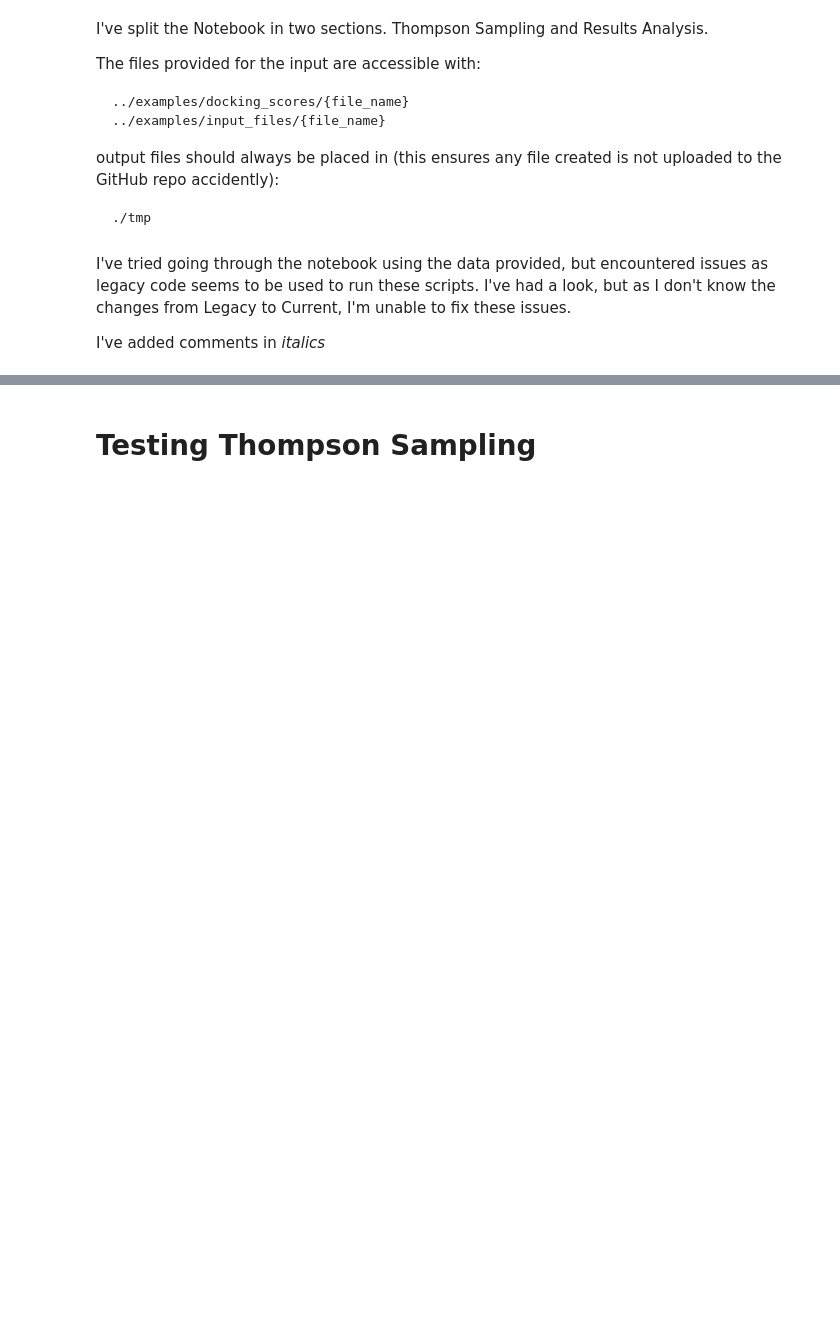
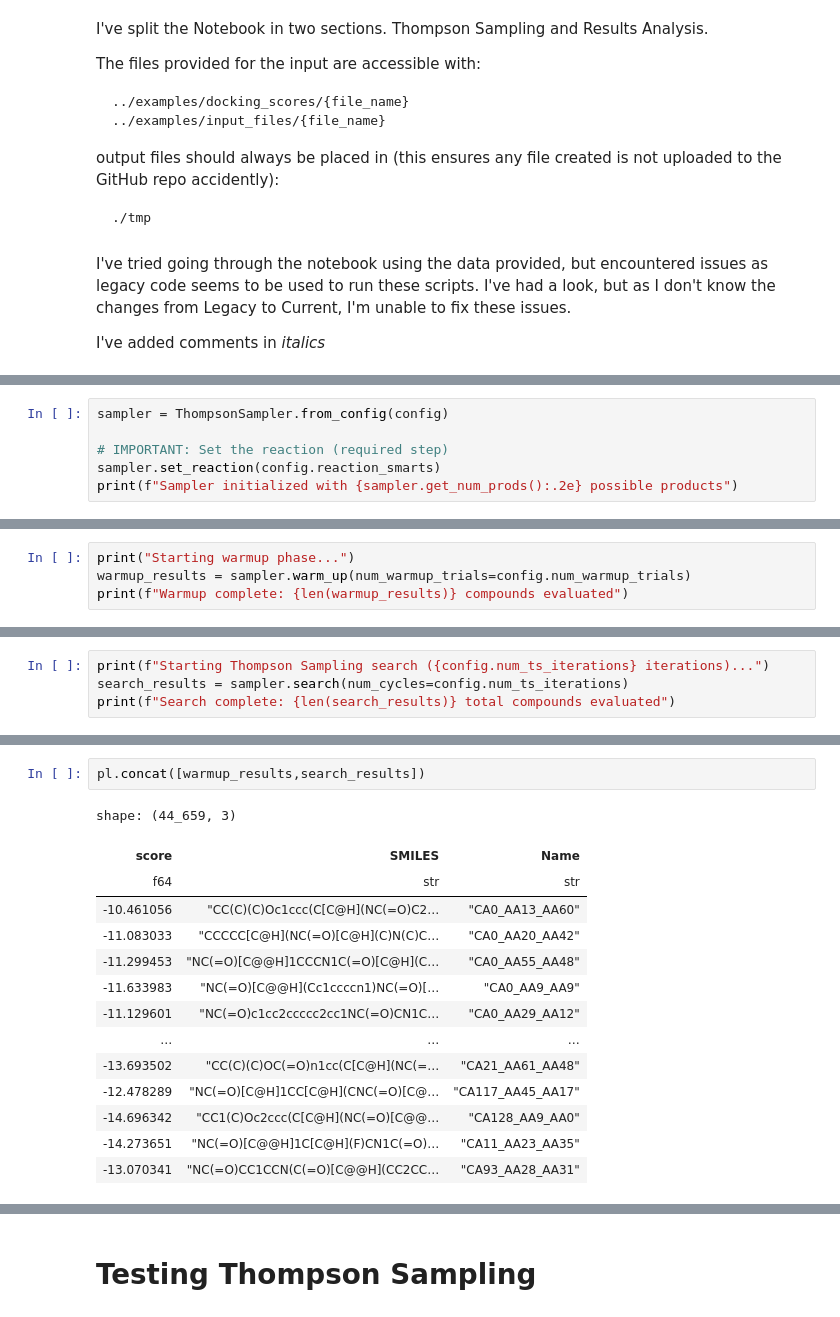
Before and after one commit to aakankschit/TACTICS, a Jupyter notebook: tutorials/thompson_sampling.ipynb, the cells around one changed output, grey strips where cells are left out. Drawn from its saved outputs; the diff is of its cells as text; blank space fills up the shorter version.

```diff
--- a/tutorials/thompson_sampling.ipynb
+++ b/tutorials/thompson_sampling.ipynb
@@ -21,0 +170,6 @@ I've added comments in *italics*
+# %%
+sampler = ThompsonSampler.from_config(config)
+
+# IMPORTANT: Set the reaction (required step)
+sampler.set_reaction(config.reaction_smarts)
+print(f"Sampler initialized with {sampler.get_num_prods():.2e} possible products")
@@ -21,0 +179,4 @@ I've added comments in *italics*
+# %%
+print("Starting warmup phase...")
+warmup_results = sampler.warm_up(num_warmup_trials=config.num_warmup_trials)
+print(f"Warmup complete: {len(warmup_results)} compounds evaluated")
@@ -21,0 +190,4 @@ I've added comments in *italics*
+# %%
+print(f"Starting Thompson Sampling search ({config.num_ts_iterations} iterations)...")
+search_results = sampler.search(num_cycles=config.num_ts_iterations)
+print(f"Search complete: {len(search_results)} total compounds evaluated")
@@ -21,0 +214,17 @@ I've added comments in *italics*
+# %%
+pl.concat([warmup_results,search_results])
+# %% [output]
+shape: (44_659, 3)
+| score | SMILES | Name |
+| f64 | str | str |
+| -10.461056 | "CC(C)(C)Oc1ccc(C[C@H](NC(=O)C2… | "CA0_AA13_AA60" |
+| -11.083033 | "CCCCC[C@H](NC(=O)[C@H](C)N(C)C… | "CA0_AA20_AA42" |
+| -11.299453 | "NC(=O)[C@@H]1CCCN1C(=O)[C@H](C… | "CA0_AA55_AA48" |
+| -11.633983 | "NC(=O)[C@@H](Cc1ccccn1)NC(=O)[… | "CA0_AA9_AA9" |
+| -11.129601 | "NC(=O)c1cc2ccccc2cc1NC(=O)CN1C… | "CA0_AA29_AA12" |
+| … | … | … |
+| -13.693502 | "CC(C)(C)OC(=O)n1cc(C[C@H](NC(=… | "CA21_AA61_AA48" |
+| -12.478289 | "NC(=O)[C@H]1CC[C@H](CNC(=O)[C@… | "CA117_AA45_AA17" |
+| -14.696342 | "CC1(C)Oc2ccc(C[C@H](NC(=O)[C@@… | "CA128_AA9_AA0" |
+| -14.273651 | "NC(=O)[C@@H]1C[C@H](F)CN1C(=O)… | "CA11_AA23_AA35" |
+| -13.070341 | "NC(=O)CC1CCN(C(=O)[C@@H](CC2CC… | "CA93_AA28_AA31" |
```
Also changed, not shown: parts of 21 cells of this notebook.
